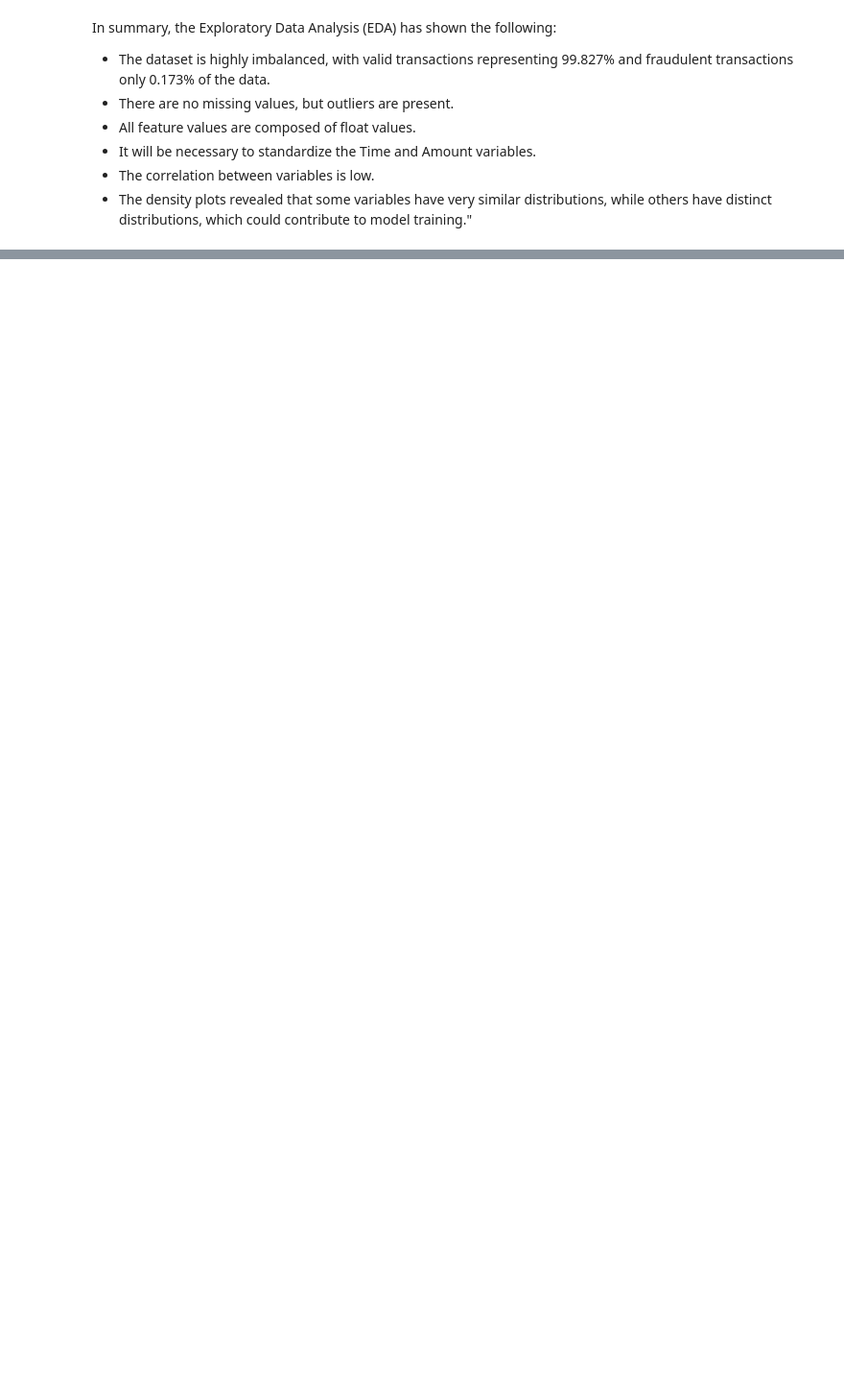
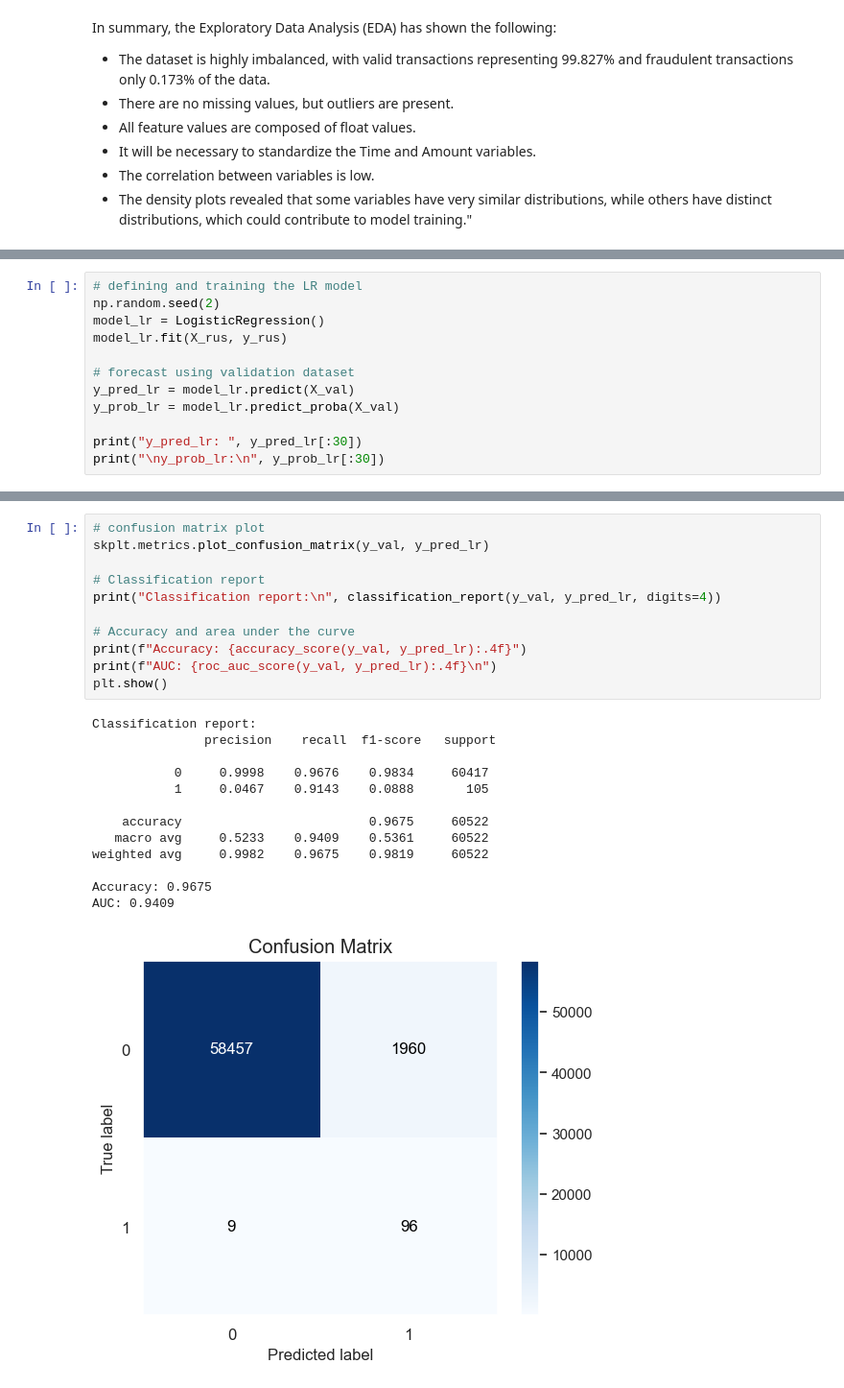
Before and after one commit to hugomaestri/data_science, a Jupyter notebook: 3-Credit_Card_Fraud_Detection.ipynb, the cells around one changed output, grey strips where cells are left out. Shown at 96% size. Cells and saved outputs as stored; diff of their text form; blank space fills up the shorter version.

Commit message:
Creation of Logistic Regression Model

```diff
--- a/3-Credit_Card_Fraud_Detection.ipynb
+++ b/3-Credit_Card_Fraud_Detection.ipynb
@@ -231,0 +392,12 @@ In summary, the Exploratory Data Analysis (EDA) has shown the following:
+# %%
+# defining and training the LR model
+np.random.seed(2)
+model_lr = LogisticRegression()
+model_lr.fit(X_rus, y_rus)
+
+# forecast using validation dataset
+y_pred_lr = model_lr.predict(X_val)
+y_prob_lr = model_lr.predict_proba(X_val)
+
+print("y_pred_lr: ", y_pred_lr[:30])
+print("\ny_prob_lr:\n", y_prob_lr[:30])
@@ -231,0 +424,25 @@ In summary, the Exploratory Data Analysis (EDA) has shown the following:
+# %%
+# confusion matrix plot
+skplt.metrics.plot_confusion_matrix(y_val, y_pred_lr)
+
+# Classification report
+print("Classification report:\n", classification_report(y_val, y_pred_lr, digits=4))
+
+# Accuracy and area under the curve
+print(f"Accuracy: {accuracy_score(y_val, y_pred_lr):.4f}")
+print(f"AUC: {roc_auc_score(y_val, y_pred_lr):.4f}\n")
+plt.show()
+# %% [output]
+Classification report:
+               precision    recall  f1-score   support
+
+           0     0.9998    0.9676    0.9834     60417
+           1     0.0467    0.9143    0.0888       105
+
+    accuracy                         0.9675     60522
+   macro avg     0.5233    0.9409    0.5361     60522
+weighted avg     0.9982    0.9675    0.9819     60522
+
+Accuracy: 0.9675
+AUC: 0.9409
+[figure, added]
```
Also changed, not shown: parts of 17 cells of this notebook.
